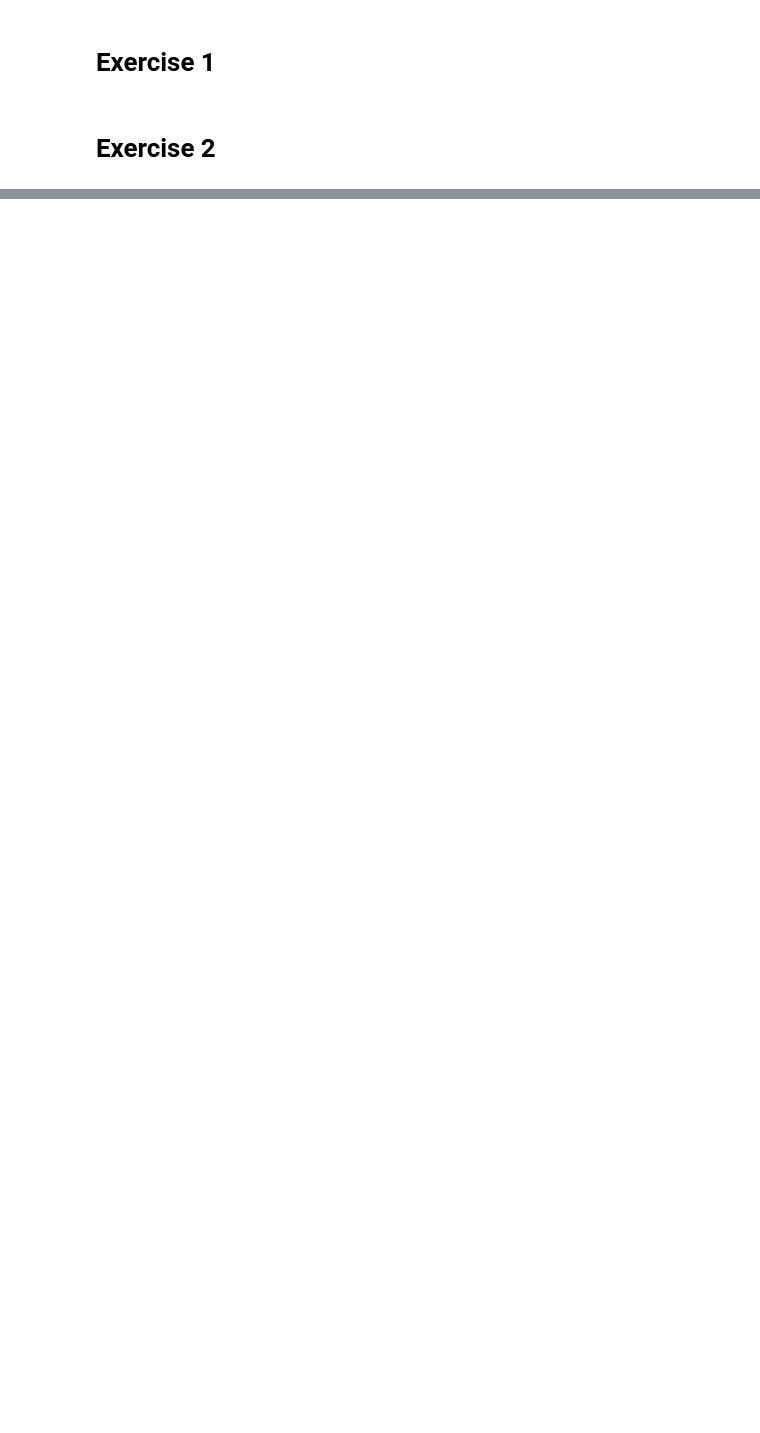
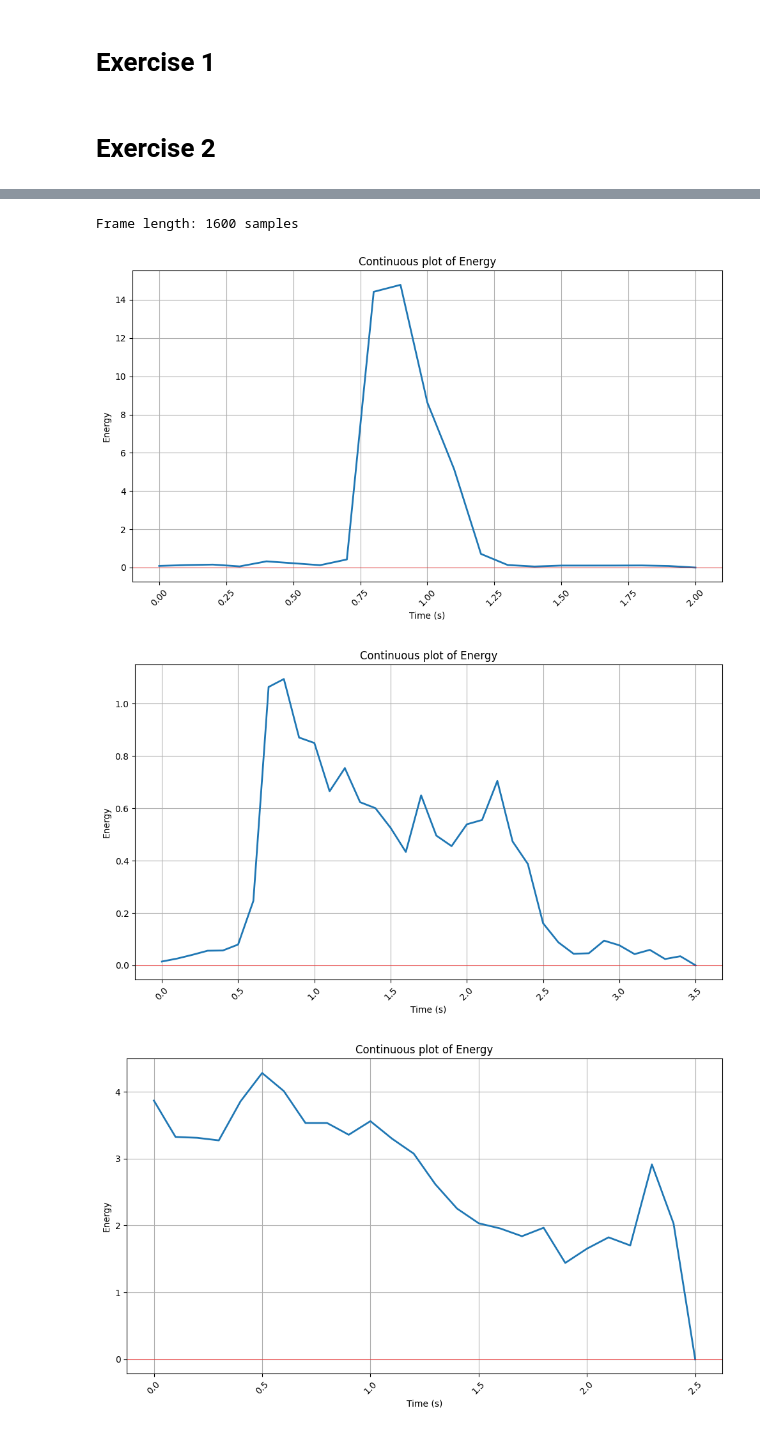
Before and after one commit to carlosedm10/college, a Jupyter notebook: TDS/P1/Prac1.ipynb, the cells around one changed output, grey strips where cells are left out. Saved outputs shown, nothing was run; the diff lists cells and outputs as text; code cells hidden in the pictures; blank space fills up the shorter version.

```diff
--- a/TDS/P1/Prac1.ipynb
+++ b/TDS/P1/Prac1.ipynb
@@ -119,0 +91,40 @@ Energy in dB: 22.412 dB
+# %%
+
+frame_length= int(0.1 * freq) # 100ms
+print(f"Frame length: {frame_length} samples")
+
+energy = []
+energy_frames_all = []
+
+# Energy for a 100ms frame
+for audio in range(len(audios)):
+    freq, datos = wavfile.read(audios[audio])
+    datos = datos / 2 ** 15
+    energy.append(np.sum(datos[:frame_length] ** 2))
+    energy_frames=[]
+    # Now we will calculate the energy for each signal by frames
+
+    for frame in range(0, len(datos), frame_length):
+        energy_frames.append(np.sum(datos[frame:frame + frame_length] ** 2))
+
+     # Save the current audio's energy frames to the main list
+    energy_frames_all.append(energy_frames)
+    # Plot the enery for each audio
+    continuous_time_plot(np.arange(len(energy_frames))*0.1, energy_frames, variable_name="Energy", xlabel="Time (s)")
+    # Clear the energy_frames list
+
+
+# Showing all the plots at the same time:
+for index, energy_frames in enumerate(energy_frames_all):
+    plt.plot(np.arange(len(energy_frames)) * 0.1, energy_frames, label=f"Audio {index + 1}")
+
+plt.xlabel("Time (s)")
+plt.ylabel("Energy")
+plt.legend()
+plt.title("Energy comparison across audios")
+plt.show()
+# %% [output]
+Frame length: 1600 samples
+[figure, added]
+[figure, added]
+[figure, added]
```
Also changed, not shown: parts of 4 cells of this notebook.
